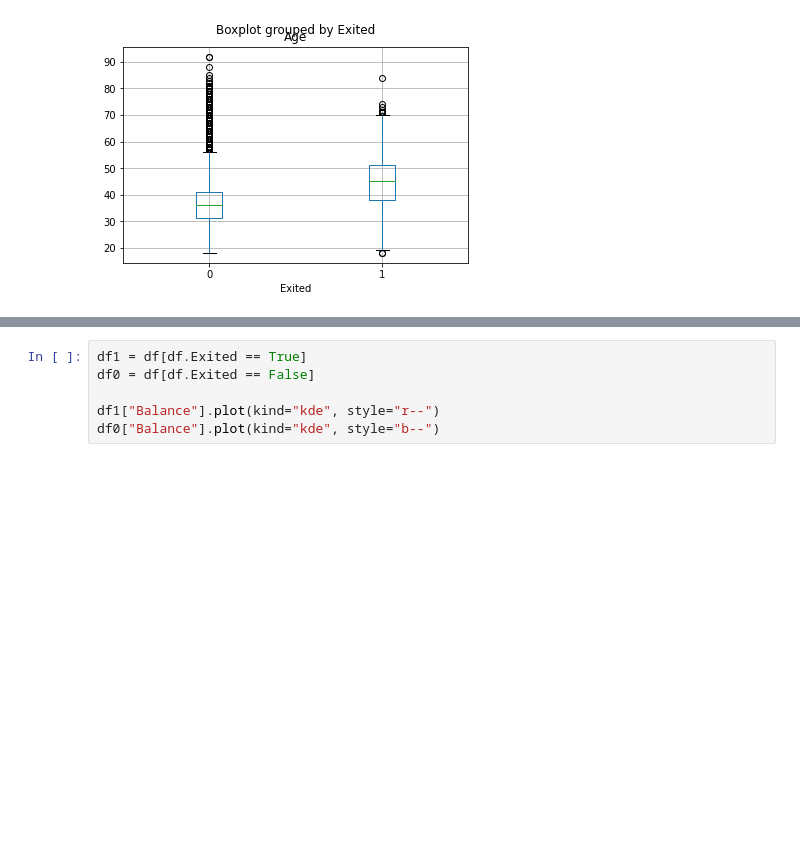
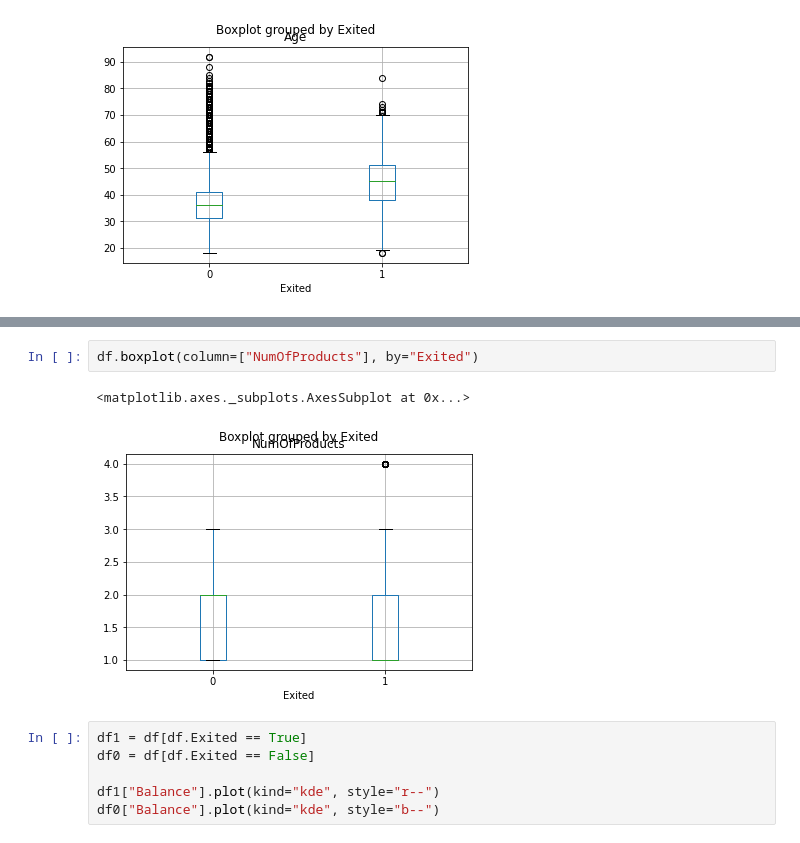
Before and after one commit to J-TKim/Data_mining_for_business, a Jupyter notebook: Project_2.ipynb, the cells around one changed output, grey strips where cells are left out. Drawn from its saved outputs; the diff is of its cells as text; blank space fills up the shorter version.

```diff
--- a/Project_2.ipynb
+++ b/Project_2.ipynb
@@ -107,3 +112,8 @@ df.boxplot(column=["Age"], by="Exited")
+# %%
+df.boxplot(column=["NumOfProducts"], by="Exited")
+# %% [output]
+<matplotlib.axes._subplots.AxesSubplot at 0x...>
+[figure, added]
 # %%
 df1 = df[df.Exited == True]
 df0 = df[df.Exited == False]
```
Also changed, not shown: parts of 10 cells of this notebook.
